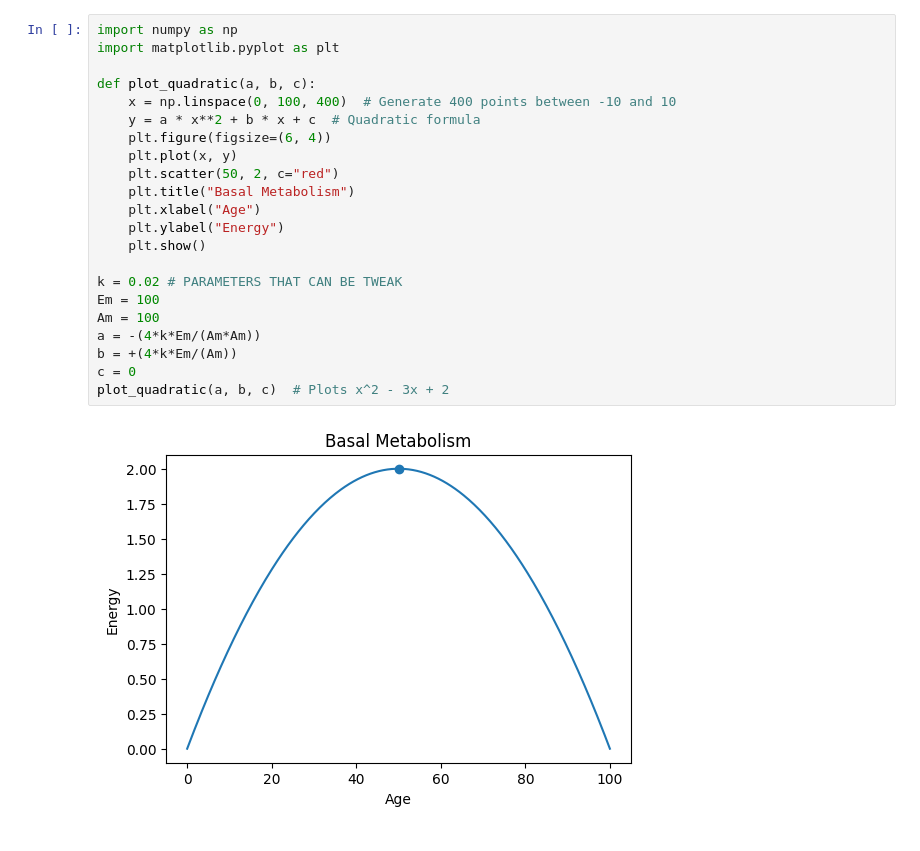
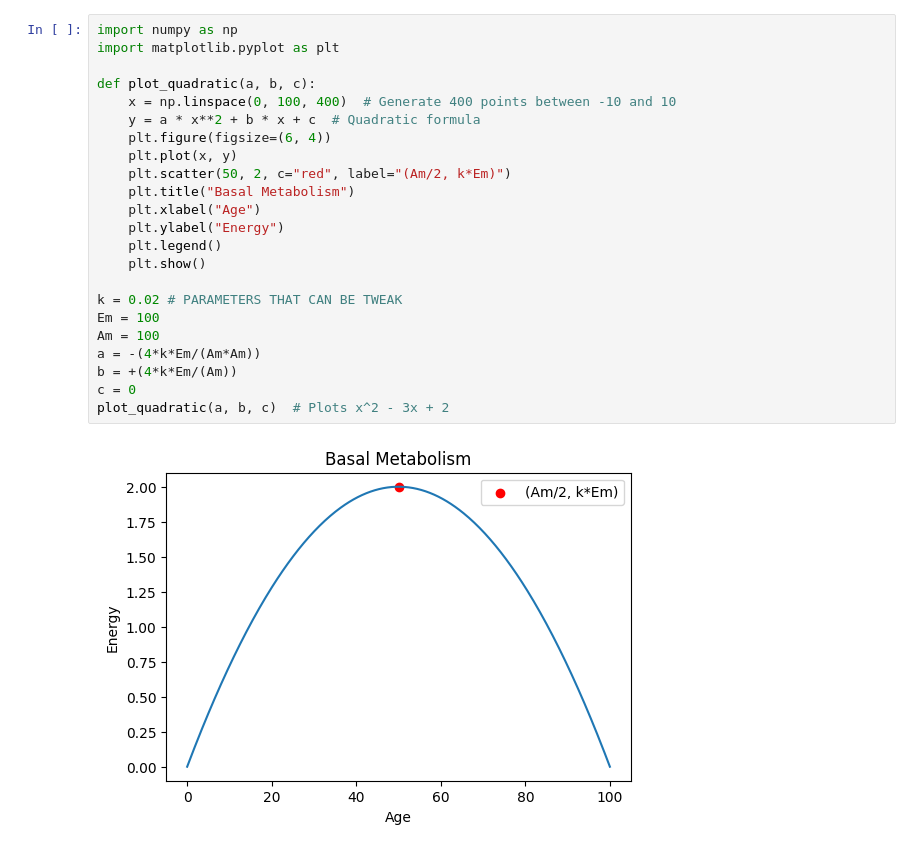
Before and after one commit to frekkoz3/TESI-LAUREA-TRIENNALE, a Jupyter notebook: PYTHON IMPLEMENTATION/SCREEN/4 Gaussian Visualization.ipynb, the cells around one changed output. Saved outputs shown, nothing was run; the diff lists cells and outputs as text.

```diff
--- a/PYTHON IMPLEMENTATION/SCREEN/4 Gaussian Visualization.ipynb
+++ b/PYTHON IMPLEMENTATION/SCREEN/4 Gaussian Visualization.ipynb
@@ -61,24 +60,25 @@ plt.show()
 # %%
 import numpy as np
 import matplotlib.pyplot as plt
 
 def plot_quadratic(a, b, c):
     x = np.linspace(0, 100, 400)  # Generate 400 points between -10 and 10
     y = a * x**2 + b * x + c  # Quadratic formula
     plt.figure(figsize=(6, 4))
     plt.plot(x, y)
-    plt.scatter(50, 2, c="red")
+    plt.scatter(50, 2, c="red", label="(Am/2, k*Em)")
     plt.title("Basal Metabolism")
     plt.xlabel("Age")
     plt.ylabel("Energy")
+    plt.legend()
     plt.show()
 
 k = 0.02 # PARAMETERS THAT CAN BE TWEAK
 Em = 100
 Am = 100
 a = -(4*k*Em/(Am*Am))
 b = +(4*k*Em/(Am))
 c = 0
 plot_quadratic(a, b, c)  # Plots x^2 - 3x + 2
 # %% [output]
-[figure, old version]
+[figure, new version]
```
Also changed, not shown: parts of 1 cell of this notebook, 2 other files.
